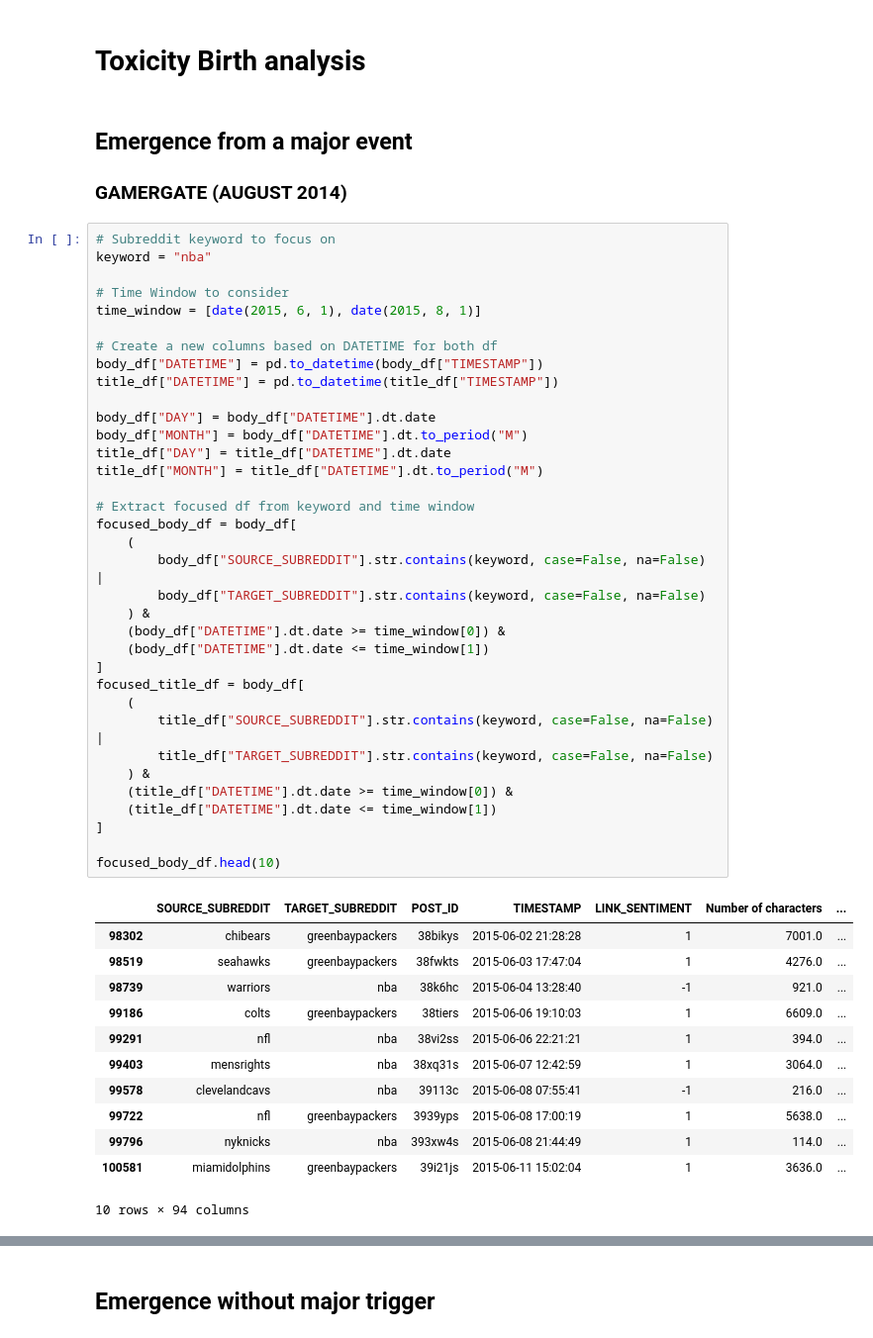
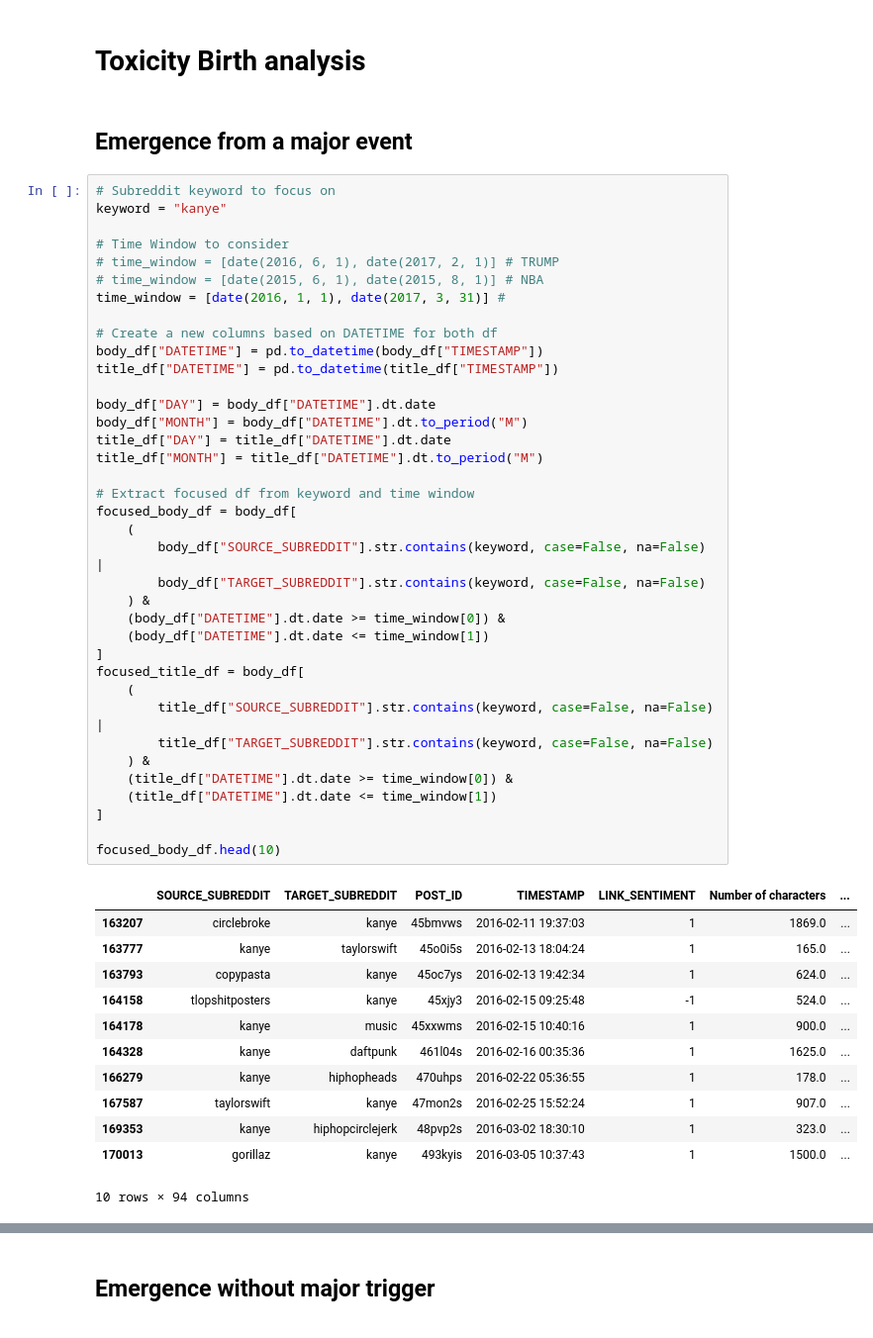
Before and after one commit to AkselAcar/ada-2025-project-adastra, a Jupyter notebook: birth_analysis.ipynb, the cells around one changed output, grey strips where cells are left out. Shown at 99% size. Cells and saved outputs as stored; diff of their text form.

```diff
--- a/birth_analysis.ipynb
+++ b/birth_analysis.ipynb
@@ -49,54 +49,55 @@ title_df
 # Toxicity Birth analysis
 # %% [markdown]
 ## Emergence from a major event
-### GAMERGATE (AUGUST 2014)
 # %%
 # Subreddit keyword to focus on
-keyword = "nba"
+keyword = "kanye"
 
 # Time Window to consider
-time_window = [date(2015, 6, 1), date(2015, 8, 1)]
+# time_window = [date(2016, 6, 1), date(2017, 2, 1)] # TRUMP
+# time_window = [date(2015, 6, 1), date(2015, 8, 1)] # NBA
+time_window = [date(2016, 1, 1), date(2017, 3, 31)] #
 
 # Create a new columns based on DATETIME for both df
 body_df["DATETIME"] = pd.to_datetime(body_df["TIMESTAMP"])
 title_df["DATETIME"] = pd.to_datetime(title_df["TIMESTAMP"])
 
 body_df["DAY"] = body_df["DATETIME"].dt.date
 body_df["MONTH"] = body_df["DATETIME"].dt.to_period("M")
 title_df["DAY"] = title_df["DATETIME"].dt.date
 title_df["MONTH"] = title_df["DATETIME"].dt.to_period("M")
 
 # Extract focused df from keyword and time window
 focused_body_df = body_df[
     (
         body_df["SOURCE_SUBREDDIT"].str.contains(keyword, case=False, na=False) |
         body_df["TARGET_SUBREDDIT"].str.contains(keyword, case=False, na=False)
     ) &
     (body_df["DATETIME"].dt.date >= time_window[0]) &
     (body_df["DATETIME"].dt.date <= time_window[1])
 ]
 focused_title_df = body_df[
     (
         title_df["SOURCE_SUBREDDIT"].str.contains(keyword, case=False, na=False) |
         title_df["TARGET_SUBREDDIT"].str.contains(keyword, case=False, na=False)
     ) &
     (title_df["DATETIME"].dt.date >= time_window[0]) &
     (title_df["DATETIME"].dt.date <= time_window[1])
 ]
 
 focused_body_df.head(10)
 # %% [output]
 |  | SOURCE_SUBREDDIT | TARGET_SUBREDDIT | POST_ID | TIMESTAMP | LINK_SENTIMENT | Number of characters | ... |
-| 98302 | chibears | greenbaypackers | 38bikys | 2015-06-02 21:28:28 | 1 | 7001.0 | ... |
-| 98519 | seahawks | greenbaypackers | 38fwkts | 2015-06-03 17:47:04 | 1 | 4276.0 | ... |
-| 98739 | warriors | nba | 38k6hc | 2015-06-04 13:28:40 | -1 | 921.0 | ... |
-| 99186 | colts | greenbaypackers | 38tiers | 2015-06-06 19:10:03 | 1 | 6609.0 | ... |
-| 99291 | nfl | nba | 38vi2ss | 2015-06-06 22:21:21 | 1 | 394.0 | ... |
-| 99403 | mensrights | nba | 38xq31s | 2015-06-07 12:42:59 | 1 | 3064.0 | ... |
-| 99578 | clevelandcavs | nba | 39113c | 2015-06-08 07:55:41 | -1 | 216.0 | ... |
-| 99722 | nfl | greenbaypackers | 3939yps | 2015-06-08 17:00:19 | 1 | 5638.0 | ... |
-| 99796 | nyknicks | nba | 393xw4s | 2015-06-08 21:44:49 | 1 | 114.0 | ... |
-| 100581 | miamidolphins | greenbaypackers | 39i21js | 2015-06-11 15:02:04 | 1 | 3636.0 | ... |
+| 163207 | circlebroke | kanye | 45bmvws | 2016-02-11 19:37:03 | 1 | 1869.0 | ... |
+| 163777 | kanye | taylorswift | 45o0i5s | 2016-02-13 18:04:24 | 1 | 165.0 | ... |
+| 163793 | copypasta | kanye | 45oc7ys | 2016-02-13 19:42:34 | 1 | 624.0 | ... |
+| 164158 | tlopshitposters | kanye | 45xjy3 | 2016-02-15 09:25:48 | -1 | 524.0 | ... |
+| 164178 | kanye | music | 45xxwms | 2016-02-15 10:40:16 | 1 | 900.0 | ... |
+| 164328 | kanye | daftpunk | 461l04s | 2016-02-16 00:35:36 | 1 | 1625.0 | ... |
+| 166279 | kanye | hiphopheads | 470uhps | 2016-02-22 05:36:55 | 1 | 178.0 | ... |
+| 167587 | taylorswift | kanye | 47mon2s | 2016-02-25 15:52:24 | 1 | 907.0 | ... |
+| 169353 | kanye | hiphopcirclejerk | 48pvp2s | 2016-03-02 18:30:10 | 1 | 323.0 | ... |
+| 170013 | gorillaz | kanye | 493kyis | 2016-03-05 10:37:43 | 1 | 1500.0 | ... |
 10 rows × 94 columns
 # %%
 # Count the number of interaction as source and as target for each subreddit
```
Also changed, not shown: parts of 2 cells of this notebook.
